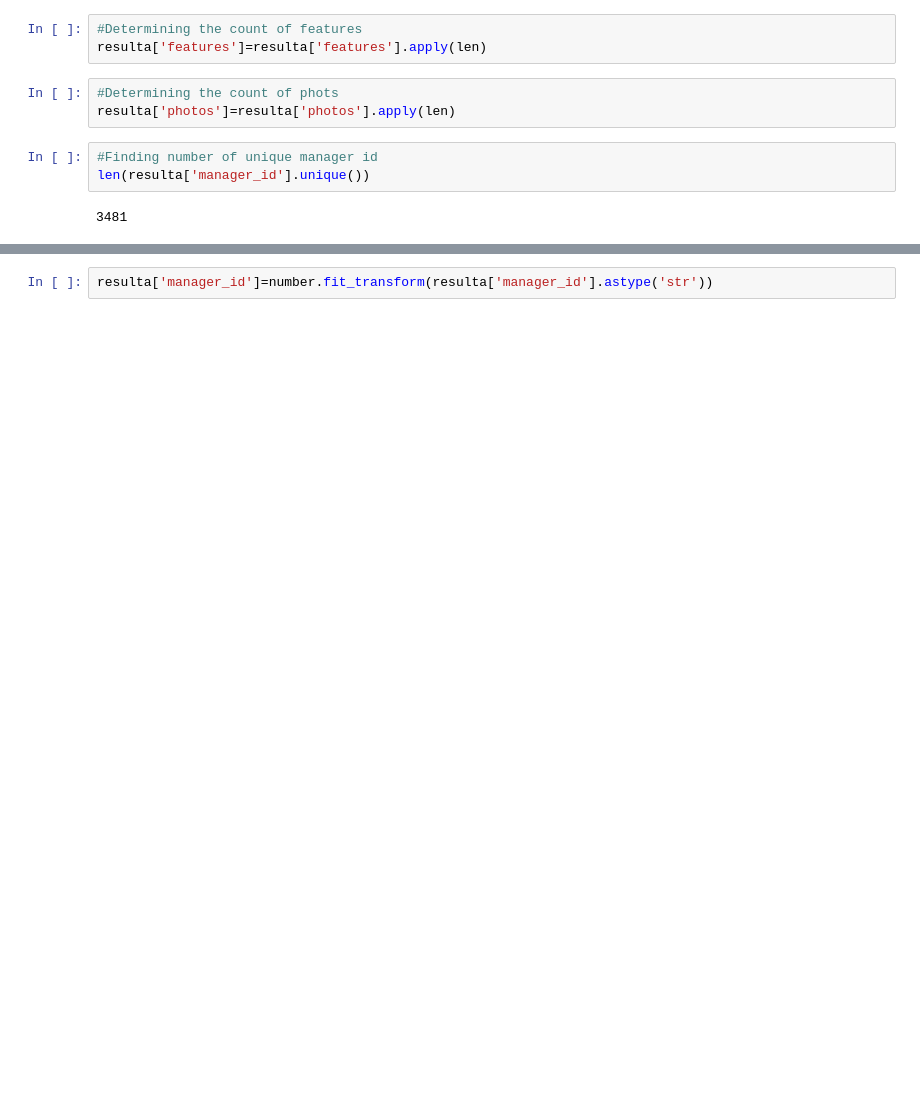
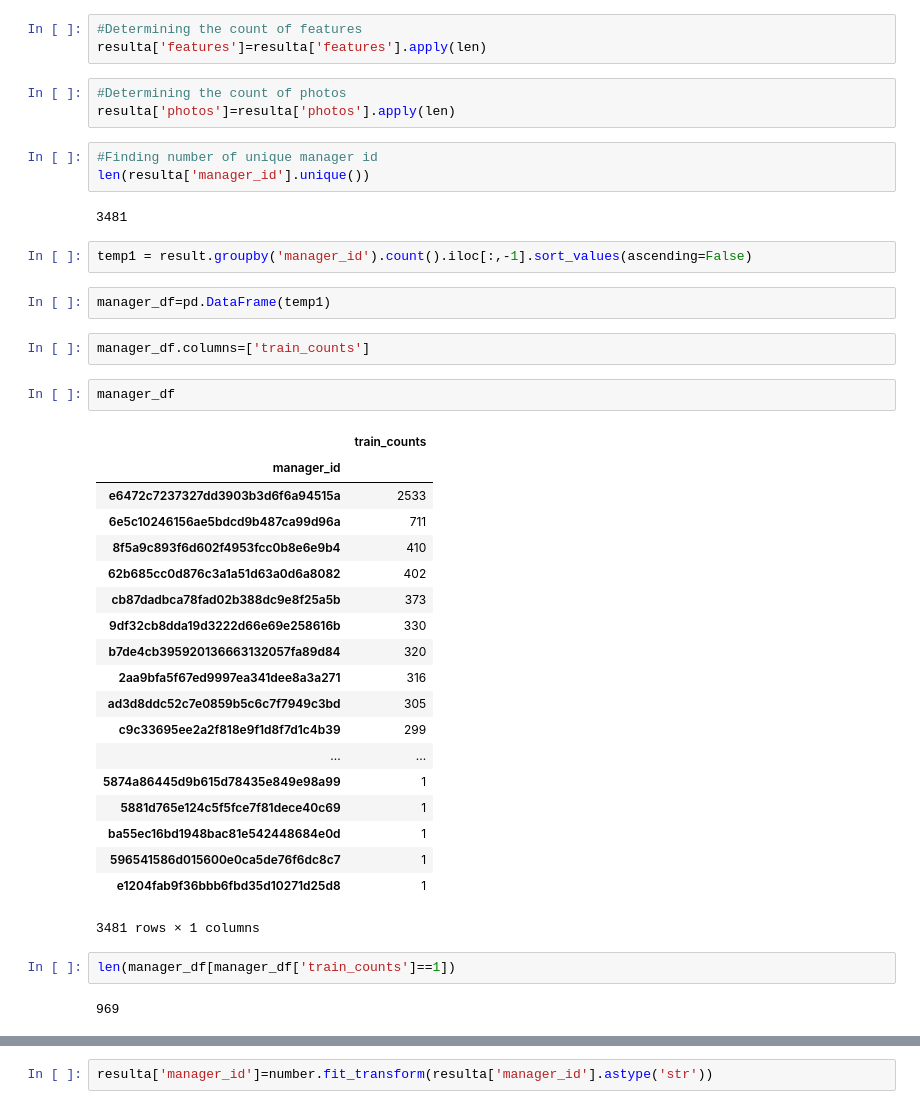
Before and after one commit to SidhantAB/Springboard-data-science-intensive-Capstone-project, a Jupyter notebook: Algorithms and models.ipynb, the cells around one changed output, grey strips where cells are left out. Saved outputs shown, nothing was run; the diff lists cells and outputs as text; blank space fills up the shorter version.

```diff
--- a/Algorithms and models.ipynb
+++ b/Algorithms and models.ipynb
@@ -257,10 +275,42 @@ resulta['display_address']=number.fit_transform(resulta['display_address'].astyp
 #Determining the count of features
 resulta['features']=resulta['features'].apply(len)
 # %%
-#Determining the count of phots
+#Determining the count of photos
 resulta['photos']=resulta['photos'].apply(len)
 # %%
 #Finding number of unique manager id
 len(resulta['manager_id'].unique())
 # %% [output]
 3481
+# %%
+temp1 = result.groupby('manager_id').count().iloc[:,-1].sort_values(ascending=False)
+# %%
+manager_df=pd.DataFrame(temp1)
+# %%
+manager_df.columns=['train_counts']
+# %%
+manager_df
+# %% [output]
+|  | train_counts |
+| manager_id |  |
+| e6472c7237327dd3903b3d6f6a94515a | 2533 |
+| 6e5c10246156ae5bdcd9b487ca99d96a | 711 |
+| 8f5a9c893f6d602f4953fcc0b8e6e9b4 | 410 |
+| 62b685cc0d876c3a1a51d63a0d6a8082 | 402 |
+| cb87dadbca78fad02b388dc9e8f25a5b | 373 |
+| 9df32cb8dda19d3222d66e69e258616b | 330 |
+| b7de4cb395920136663132057fa89d84 | 320 |
+| 2aa9bfa5f67ed9997ea341dee8a3a271 | 316 |
+| ad3d8ddc52c7e0859b5c6c7f7949c3bd | 305 |
+| c9c33695ee2a2f818e9f1d8f7d1c4b39 | 299 |
+| ... | ... |
+| 5874a86445d9b615d78435e849e98a99 | 1 |
+| 5881d765e124c5f5fce7f81dece40c69 | 1 |
+| ba55ec16bd1948bac81e542448684e0d | 1 |
+| 596541586d015600e0ca5de76f6dc8c7 | 1 |
+| e1204fab9f36bbb6fbd35d10271d25d8 | 1 |
+3481 rows × 1 columns
+# %%
+len(manager_df[manager_df['train_counts']==1])
+# %% [output]
+969
```
Also changed, not shown: parts of 51 cells of this notebook.
